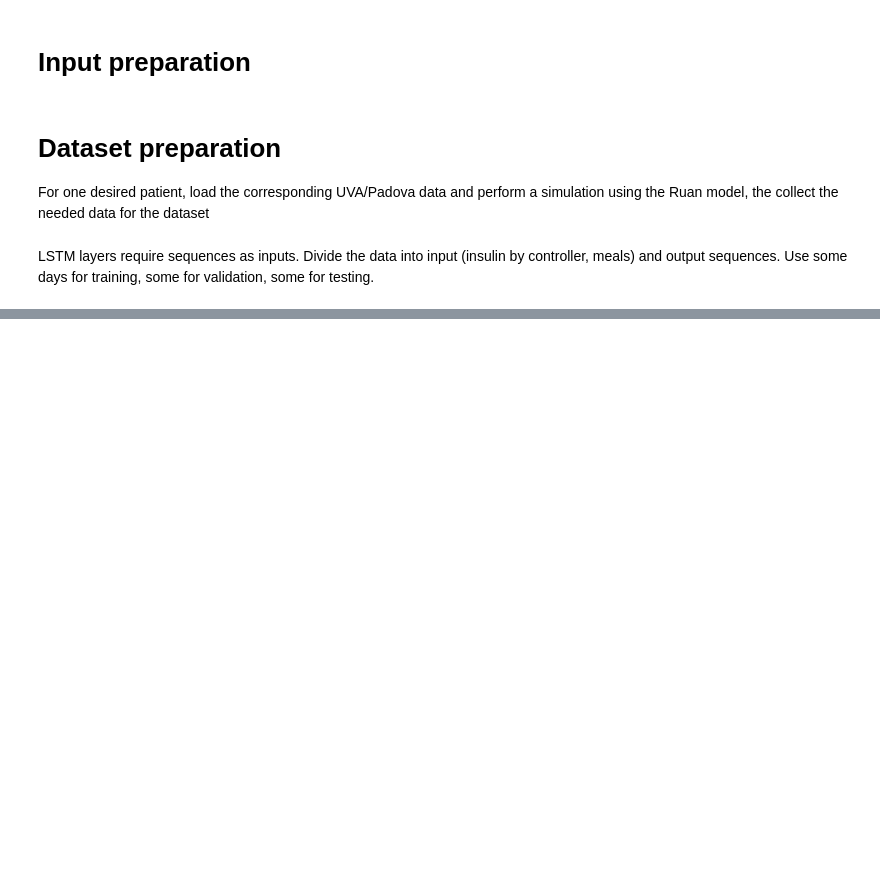
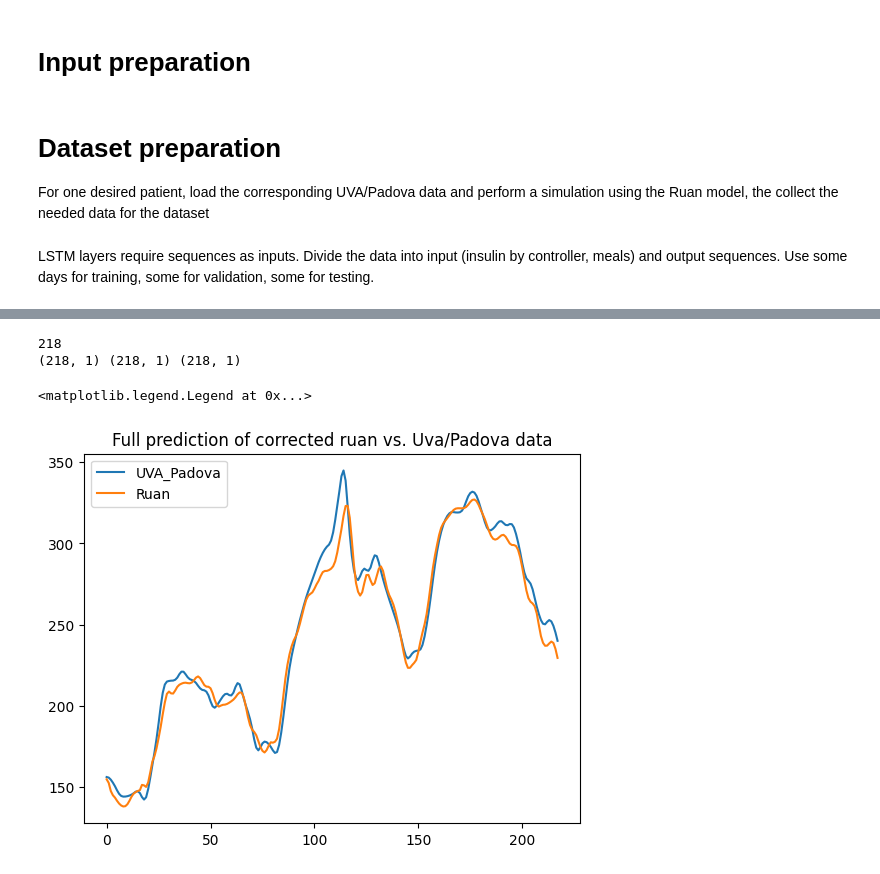
Before and after one commit to EmaMaker/uni-ccen-project, a Jupyter notebook: diabetes.ipynb, the cells around one changed output, grey strips where cells are left out. Drawn from its saved outputs; the diff is of its cells as text; code cells hidden in the pictures; blank space fills up the shorter version.

```diff
--- a/diabetes.ipynb
+++ b/diabetes.ipynb
@@ -344,0 +670,28 @@ if early_stop_callback.stopping_reason_message:
+# %%
+l = test_dataset["lengths"][0] - lte_rmv
+print(l)
+
+ruan = test_dataset["cgm_ruan"].to("cpu").numpy().reshape(-1, 1)
+uva = test_dataset["cgm_uva"].to("cpu").numpy().reshape(-1, 1)
+
+ruan = ruan[seq_len:] #remove sequence length. hardcoded for now
+uva = uva[seq_len:] #remove sequence length. hardcoded for now
+
+# diff = uva-ruan
+ruan_corr = ym+ruan
+
+print(ruan.shape, uva.shape, ym.shape)
+
+fig, ax = plt.subplots()
+ax.plot(uva)
+# ax.plot(ruan)
+ax.plot(ruan_corr)
+# ax.plot(y)
+# ax.plot(diff)
+ax.set_title("Full prediction of corrected ruan vs. Uva/Padova data")
+ax.legend(["UVA_Padova", "Ruan"])
+# %% [output]
+218
+(218, 1) (218, 1) (218, 1)
+<matplotlib.legend.Legend at 0x...>
+[figure, added]
```
Also changed, not shown: parts of 12 cells of this notebook.
